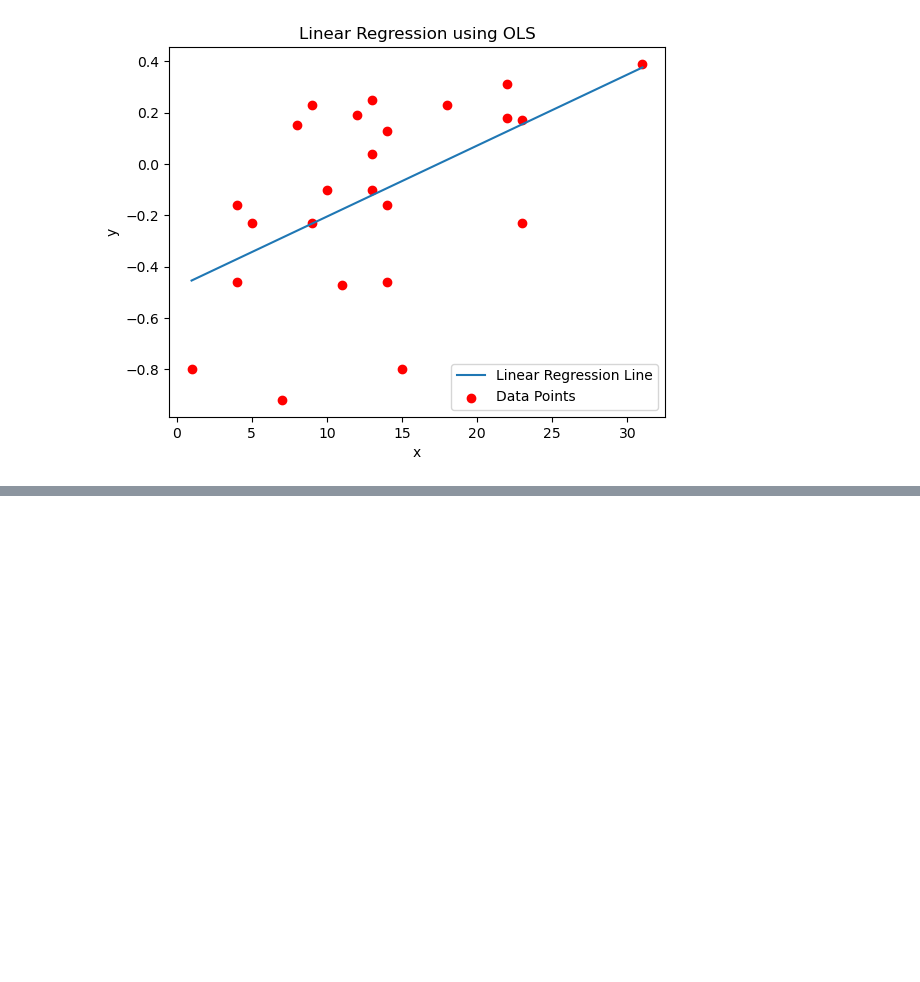
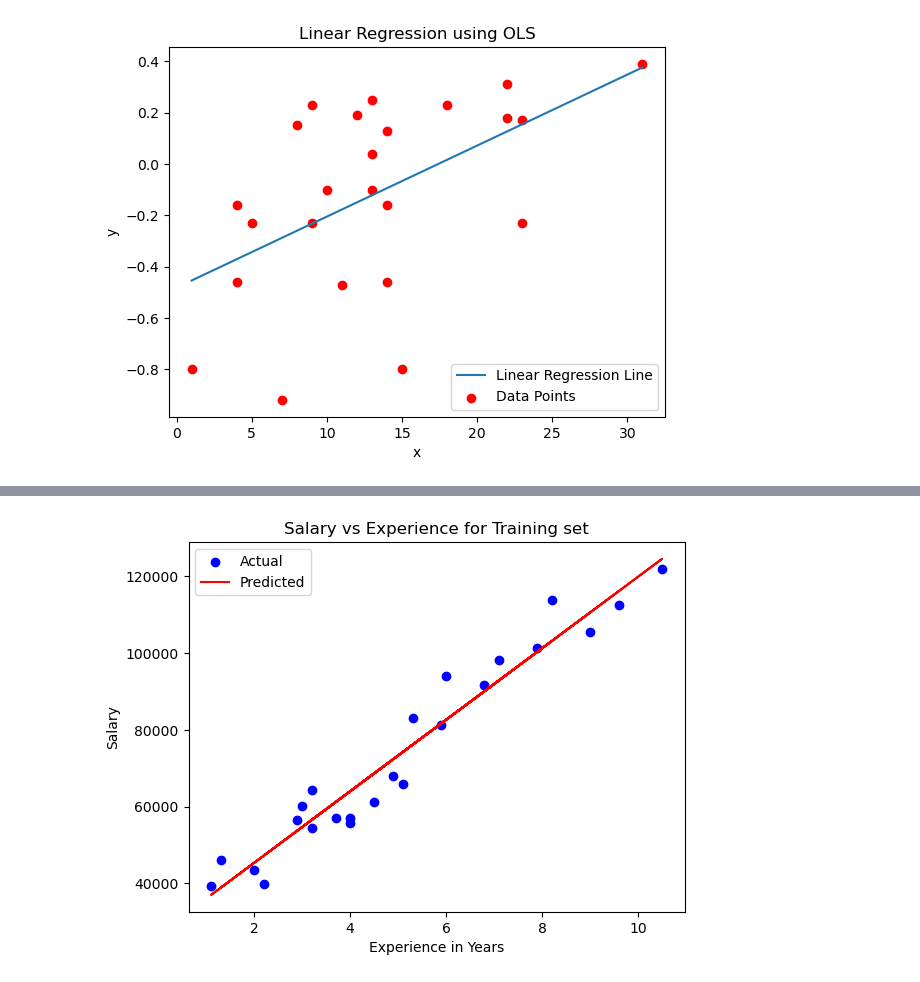
Before and after one commit to Joboa/dl-sciml, a Jupyter notebook: ml_algos/lin_reg.ipynb, the cells around one changed output, grey strips where cells are left out. Cells and saved outputs as stored; diff of their text form; code cells hidden in the pictures; blank space fills up the shorter version.

```diff
--- a/ml_algos/lin_reg.ipynb
+++ b/ml_algos/lin_reg.ipynb
@@ -188,0 +258,8 @@ plt.show()
+# %%
+# Test and Train dataset
+x = salary_data.iloc[:, :1]
+y = salary_data.iloc[:, 1:]
+
+x_train, x_test, y_train, y_test = train_test_split(x, y,
+                                                    test_size=0.2,
+                                                    random_state=0)
@@ -188,0 +272,15 @@ plt.show()
+# %%
+# Results prediction with the model
+y_pred_test = regressor.predict(x_test)
+y_pred_train = regressor.predict(x_train)
+# %%
+# Plot results based on the training set
+plt.scatter(x_train, y_train, color="blue")
+plt.plot(x_train, y_pred_train, color="red")
+plt.title("Salary vs Experience for Training set")
+plt.xlabel("Experience in Years")
+plt.ylabel("Salary")
+plt.legend(["Actual", "Predicted"])
+plt.show()
+# %% [output]
+[figure, added]
```
Also changed, not shown: parts of 12 cells of this notebook, 2 other files.
